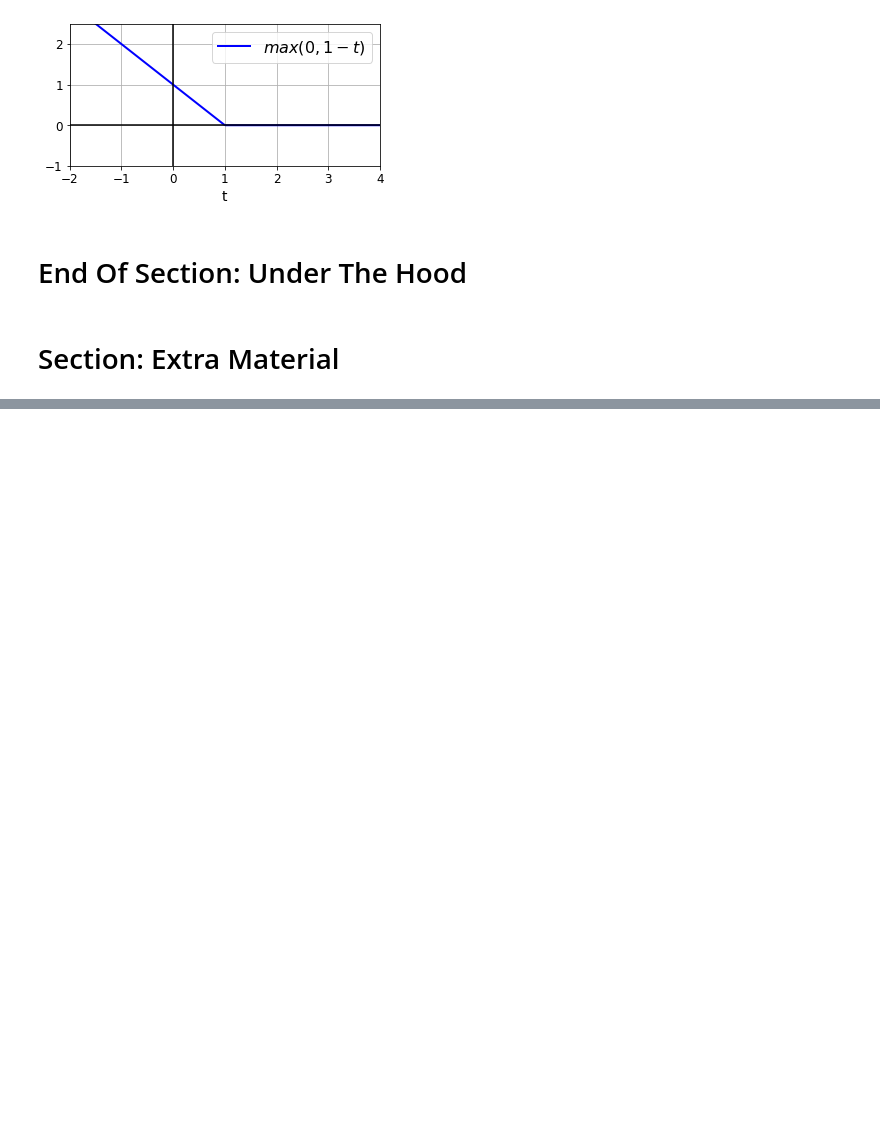
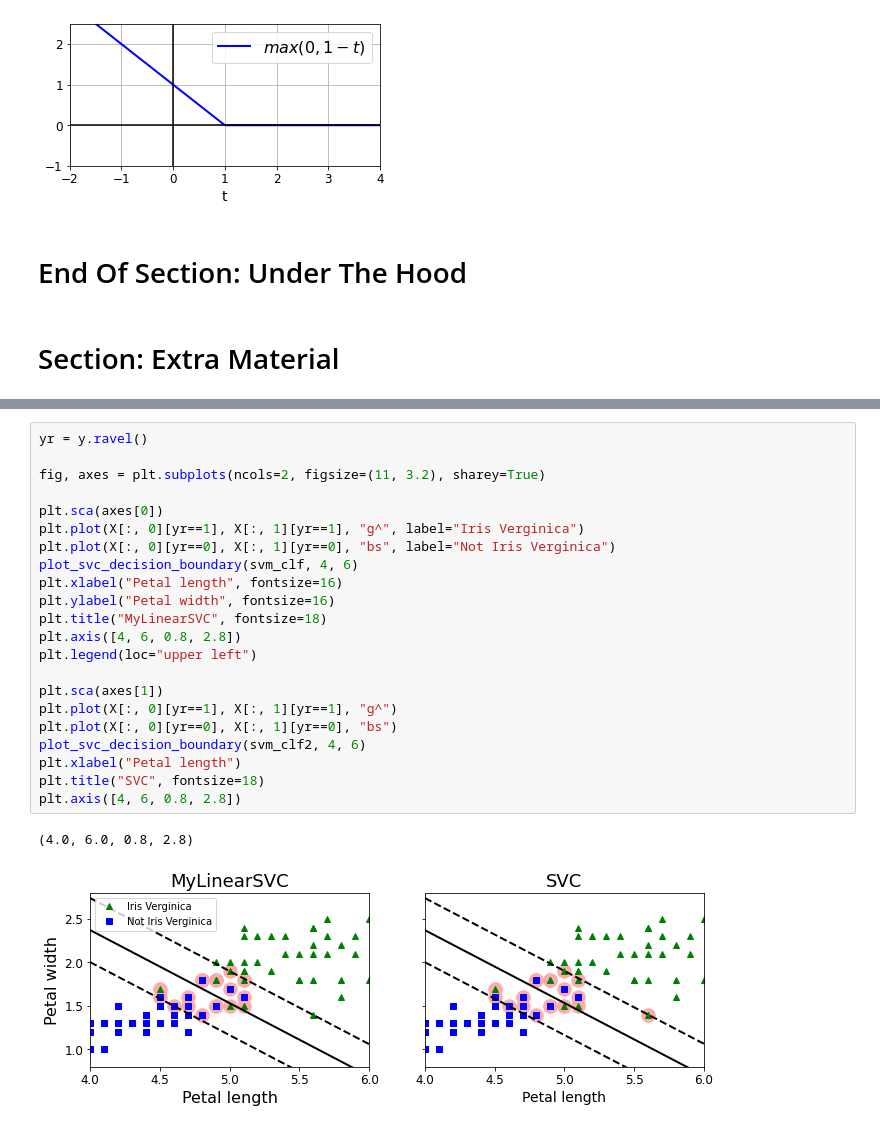
Before and after one commit to MarkJasonE/SupportVectorMachines, a Jupyter notebook: SupportVectorMachines.ipynb, the cells around one changed output, grey strips where cells are left out. Cells and saved outputs as stored; diff of their text form; blank space fills up the shorter version.

```diff
--- a/SupportVectorMachines.ipynb
+++ b/SupportVectorMachines.ipynb
@@ -975,0 +1103,25 @@ Saving figure Hinge plot
+# %%
+yr = y.ravel()
+
+fig, axes = plt.subplots(ncols=2, figsize=(11, 3.2), sharey=True)
+
+plt.sca(axes[0])
+plt.plot(X[:, 0][yr==1], X[:, 1][yr==1], "g^", label="Iris Verginica")
+plt.plot(X[:, 0][yr==0], X[:, 1][yr==0], "bs", label="Not Iris Verginica")
+plot_svc_decision_boundary(svm_clf, 4, 6)
+plt.xlabel("Petal length", fontsize=16)
+plt.ylabel("Petal width", fontsize=16)
+plt.title("MyLinearSVC", fontsize=18)
+plt.axis([4, 6, 0.8, 2.8])
+plt.legend(loc="upper left")
+
+plt.sca(axes[1])
+plt.plot(X[:, 0][yr==1], X[:, 1][yr==1], "g^")
+plt.plot(X[:, 0][yr==0], X[:, 1][yr==0], "bs")
+plot_svc_decision_boundary(svm_clf2, 4, 6)
+plt.xlabel("Petal length")
+plt.title("SVC", fontsize=18)
+plt.axis([4, 6, 0.8, 2.8])
+# %% [output]
+(4.0, 6.0, 0.8, 2.8)
+[figure, added]
```
Also changed, not shown: parts of 11 cells of this notebook.
